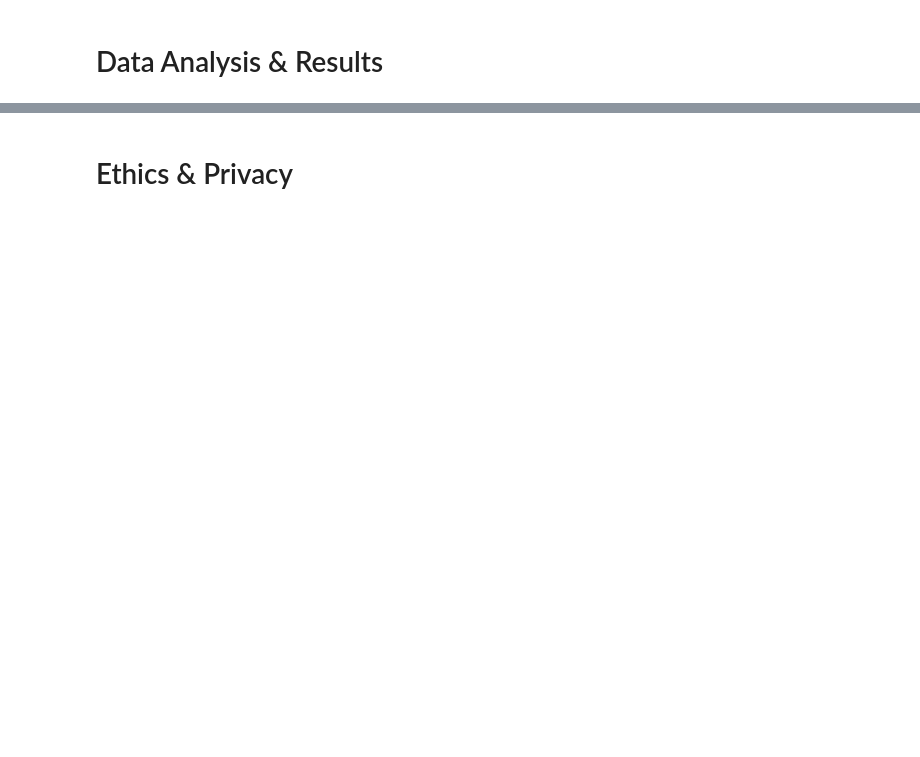
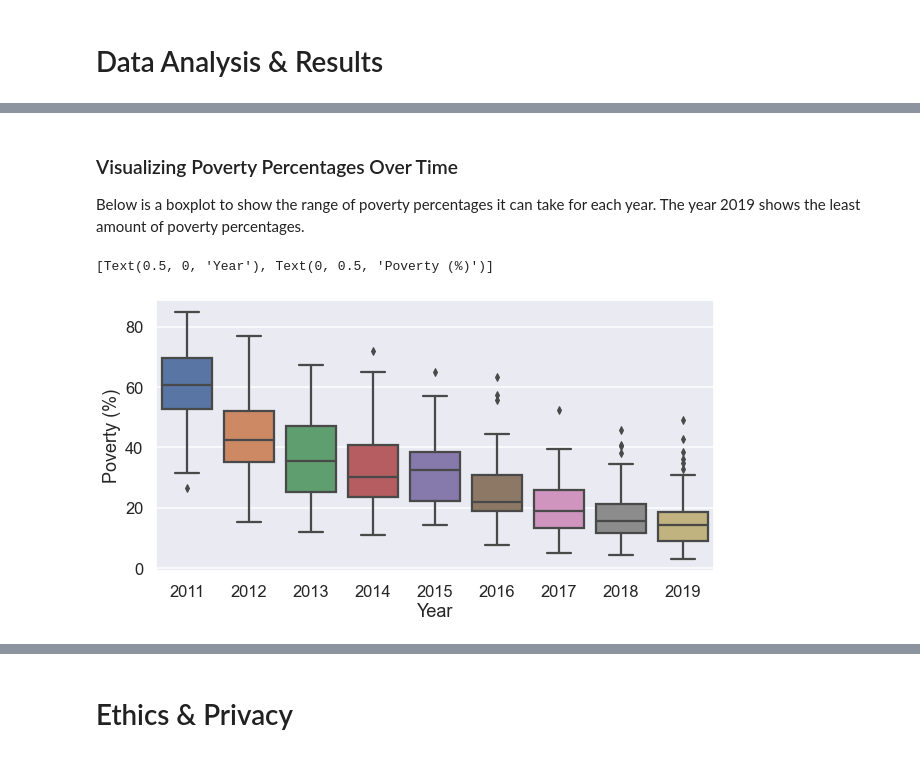
Before and after one commit to michaelbaluja/individual_fa20, a Jupyter notebook: final_project/FinalProject_KevinUSVN.ipynb, the cells around one changed output, grey strips where cells are left out. Drawn from its saved outputs; the diff is of its cells as text; code cells hidden in the pictures; blank space fills up the shorter version.

```diff
--- a/final_project/FinalProject_KevinUSVN.ipynb
+++ b/final_project/FinalProject_KevinUSVN.ipynb
@@ -60,0 +274,13 @@ Include cells that describe the steps in your data analysis.
+# %% [markdown]
+### Visualizing Poverty Percentages Over Time
+Below is a boxplot to show the range of poverty percentages it can take for each year. The year 2019 shows the least amount of poverty percentages.
+# %%
+# Plot year in x-axis and poverty percentages in y-axis as a boxplot to see the spread of poverty within each year
+fig_dims = (10, 5)
+fig, ax = plt.subplots(figsize=fig_dims)
+
+sns.boxplot(data=df, x='year', y='Poverty', ax=ax)
+ax.set(xlabel='Year', ylabel='Poverty (%)')
+# %% [output]
+[Text(0.5, 0, 'Year'), Text(0, 0.5, 'Poverty (%)')]
+[figure, added]
```
Also changed, not shown: parts of 42 cells of this notebook.
